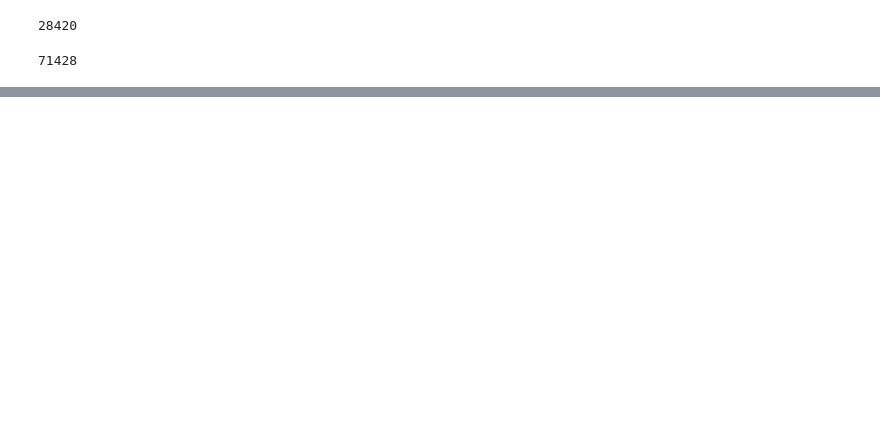
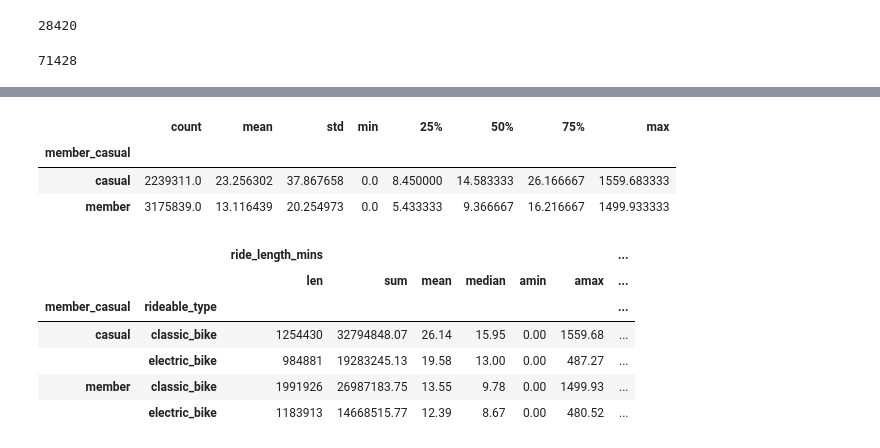
Before and after one commit to Coded123/Google_Data_Analytics_Capstone, a Jupyter notebook: cyclistic_bikeshare_project/cyclistic_bikeshare_analysis_ttm_2021_2022.ipynb, the cells around one changed output, grey strips where cells are left out. Drawn from its saved outputs; the diff is of its cells as text; code cells hidden in the pictures; blank space fills up the shorter version.

```diff
--- a/cyclistic_bikeshare_project/cyclistic_bikeshare_analysis_ttm_2021_2022.ipynb
+++ b/cyclistic_bikeshare_project/cyclistic_bikeshare_analysis_ttm_2021_2022.ipynb
@@ -194,0 +230,26 @@ bike_share
+# %%
+mc_grp = bike_share.groupby('member_casual')
+
+mc_grp['ride_length_mins'].describe()
+# %% [output]
+|  | count | mean | std | min | 25% | 50% | 75% | max |
+| member_casual |  |  |  |  |  |  |  |  |
+| casual | 2239311.0 | 23.256302 | 37.867658 | 0.0 | 8.450000 | 14.583333 | 26.166667 | 1559.683333 |
+| member | 3175839.0 | 13.116439 | 20.254973 | 0.0 | 5.433333 | 9.366667 | 16.216667 | 1499.933333 |
+# %%
+#groupby member casual and bike type
+mc_ride_grp = bike_share.groupby(['member_casual', 'rideable_type'])
+
+#remove scientific number format
+pd.set_option('display.float_format', lambda x: '%.2f' % x)
+
+#descriptive stats of of rides by member casual and bike type
+mc_ride_grp[['ride_length_mins', 'journey_distance_miles']].agg([len,np.sum,np.mean,np.median,np.min,np.max])
+# %% [output]
+|  |  | ride_length_mins |  |  |  |  |  | ... |
+|  |  | len | sum | mean | median | amin | amax | ... |
+| member_casual | rideable_type |  |  |  |  |  |  | ... |
+| casual | classic_bike | 1254430 | 32794848.07 | 26.14 | 15.95 | 0.00 | 1559.68 | ... |
+|  | electric_bike | 984881 | 19283245.13 | 19.58 | 13.00 | 0.00 | 487.27 | ... |
+| member | classic_bike | 1991926 | 26987183.75 | 13.55 | 9.78 | 0.00 | 1499.93 | ... |
+|  | electric_bike | 1183913 | 14668515.77 | 12.39 | 8.67 | 0.00 | 480.52 | ... |
```
Also changed, not shown: parts of 12 cells of this notebook.
